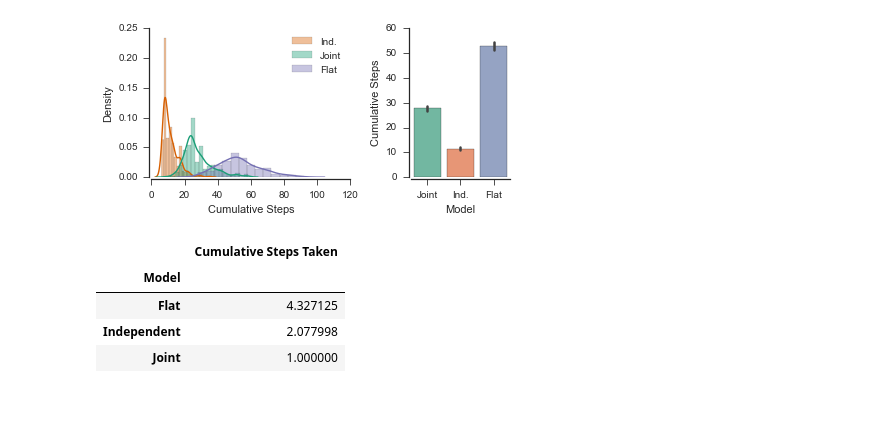
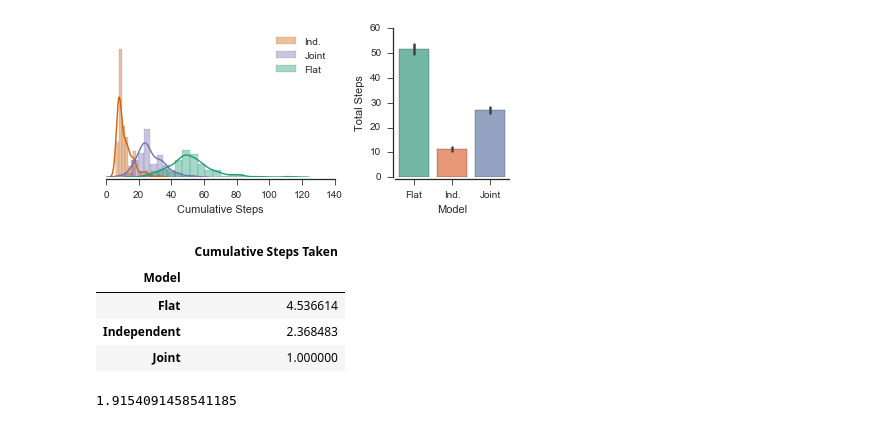
Before and after one commit to nicktfranklin/IndependentClusters, a Jupyter notebook: Rooms Problem.ipynb, the cells around one changed output. Cells and saved outputs as stored; diff of their text form; code cells hidden in the pictures.

```diff
--- a/Rooms Problem.ipynb
+++ b/Rooms Problem.ipynb
@@ -53,7 +53,7 @@ start_location = {r: (0,0) for r in range(9)}
 # make it easy, each door is in the same spot
 door_locations = {r: {'A':(5, 5), 'B':(5, 0), 'C':(0, 5)} for r in range(9)}
 # %%
-n_sims = 250
+n_sims = 150
 
 generate_kwargs = {
     'prunning_threshold': 10.0,
@@ -104,47 +104,54 @@ results = sim_task(rooms_args)
 sns.set_context('paper', font_scale=1.25)
 X0 = results[results['In Goal']].groupby(['Model', 'Iteration']).sum()
 from matplotlib import gridspec
 
 with sns.axes_style('ticks'):
     cc = sns.color_palette('Dark2')
     fig = plt.figure(figsize=(6, 3))
     gs = gridspec.GridSpec(1, 2, width_ratios=[2.0, 1])
     ax0 = plt.subplot(gs[0])
     ax1 = plt.subplot(gs[1])
 
     sns.distplot(X0.loc['Independent']['Step'], label='Ind.', ax=ax0, color=cc[1])
-    sns.distplot(X0.loc['Joint']['Step'], label='Joint', ax=ax0, color=cc[0])
-    sns.distplot(X0.loc['Flat']['Step'], label='Flat', ax=ax0, color=cc[2])
+    sns.distplot(X0.loc['Joint']['Step'], label='Joint', ax=ax0, color=cc[2])
+    sns.distplot(X0.loc['Flat']['Step'], label='Flat', ax=ax0, color=cc[0])
     handles, labels = ax0.get_legend_handles_labels()
     ax0.legend(handles, labels)
-    ax0.set_ylabel('Density')
+    ax0.set_yticks([])
+#     ax0.set_ylabel('Density')
+    ax0.set_xlim([0, ax0.get_xlim()[1] ])
     ax0.set_xlabel('Cumulative Steps')
 #     ax0.set_xticks(np.arange(0, 1501, 500))
 
     X1 = pd.DataFrame({
         'Cumulative Steps Taken': np.concatenate([
                 X0.loc['Joint']['Step'].values,
                 X0.loc['Independent']['Step'].values,
                 X0.loc['Flat']['Step'].values,
             ]),
-        'Model': ['Independent'] * n_sims + ['Joint'] * n_sims + ['Flat'] * n_sims,
+        'Model': ['Joint'] * n_sims + ['Independent'] * n_sims + ['Flat'] * n_sims,
     })
     sns.barplot(data=X1, x='Model', y='Cumulative Steps Taken', ax=ax1,
-                palette='Set2', estimator=np.mean)
-    ax1.set_ylabel('Cumulative Steps')
-    ax1.set_xticklabels(['Joint', 'Ind.', 'Flat'])
-
+                palette='Set2', estimator=np.mean, order=['Flat', 'Independent', 'Joint'])
+    ax1.set_ylabel('Total Steps')
+    ax1.set_xticklabels(['Flat', 'Ind.', 'Joint'])
+#     a
     sns.despine(offset=2)
+    ax0.spines['left'].set_visible(False)
 
     plt.tight_layout()
     fig.savefig('RoomsResults.png', dpi=300)
 # %% [output]
-[figure, old version]
+[figure, new version]
 # %%
 X1.groupby("Model").mean() / np.min(X1.groupby("Model").mean())
 # %% [output]
 |  | Cumulative Steps Taken |
 | Model |  |
-| Flat | 4.327125 |
-| Independent | 2.077998 |
+| Flat | 4.536614 |
+| Independent | 2.368483 |
 | Joint | 1.000000 |
+# %%
+4.536614 / 2.368483
+# %% [output]
+1.9154091458541185
```
Also changed, not shown: 4 other files.
